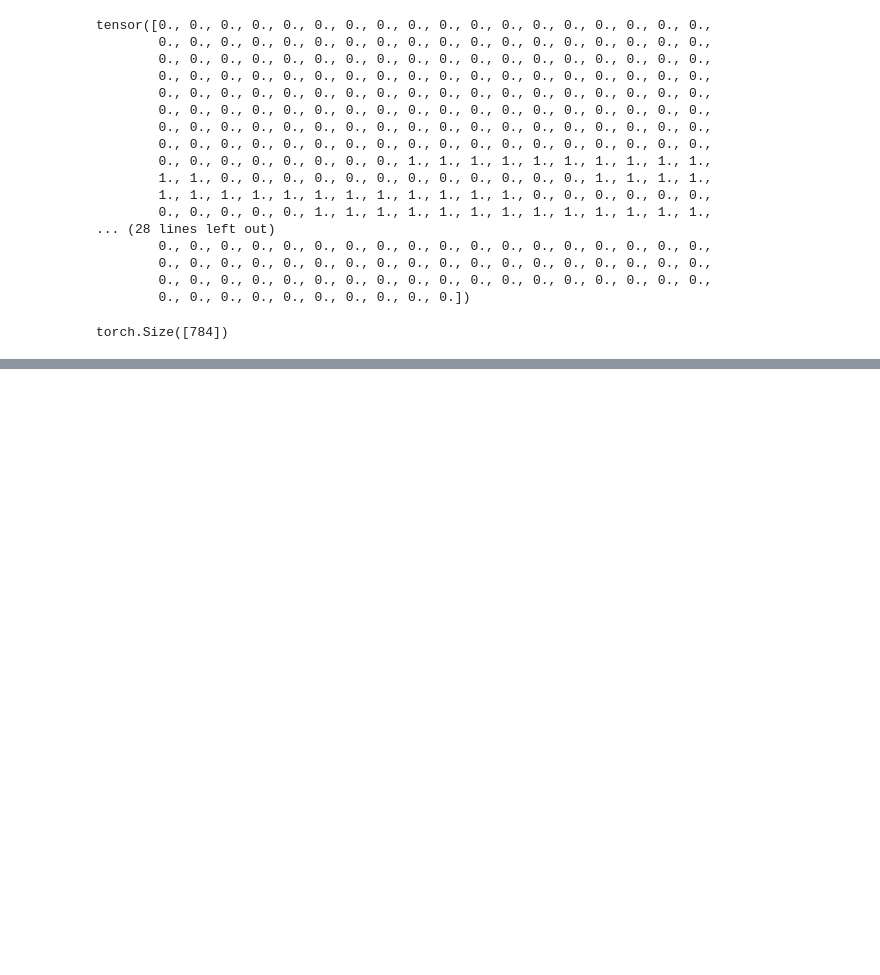
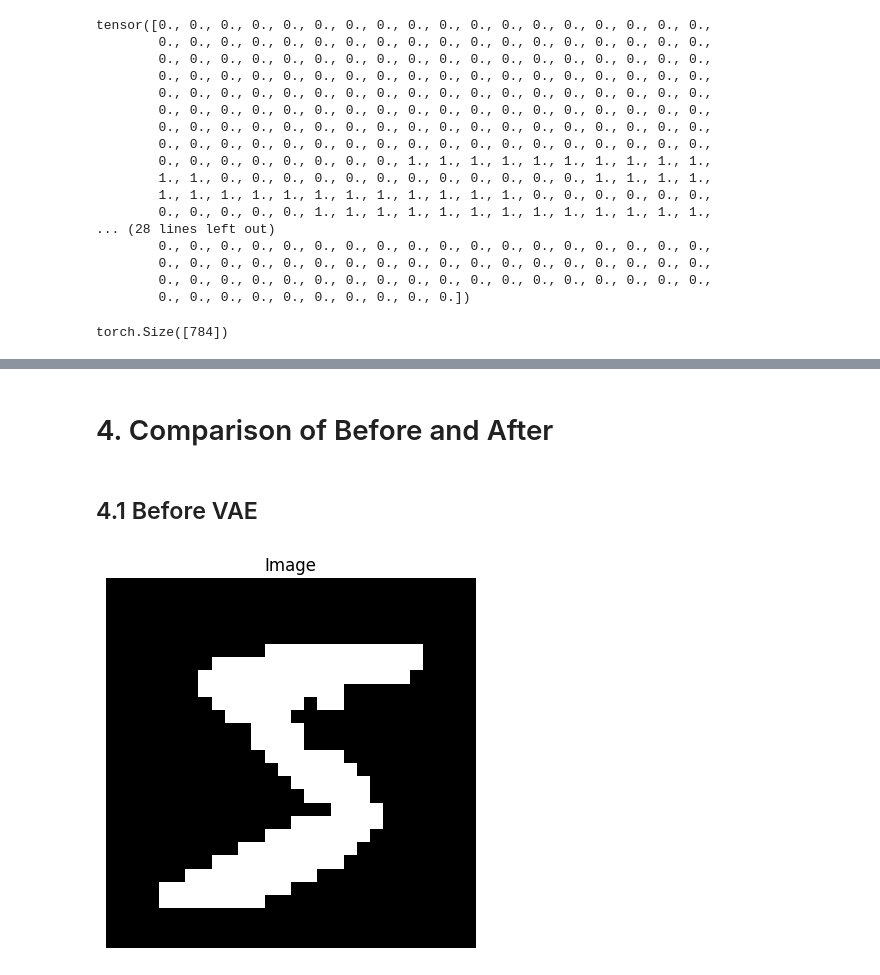
Before and after one commit to ThanaritKanjanametawatAU/vae-from-scratch, a Jupyter notebook: vae.ipynb, the cells around one changed output, grey strips where cells are left out. Saved outputs shown, nothing was run; the diff lists cells and outputs as text; code cells hidden in the pictures; blank space fills up the shorter version.

```diff
--- a/vae.ipynb
+++ b/vae.ipynb
@@ -205,0 +223,8 @@ tensor([ 3.8981e+03,  2.1379e+04, -3.2654e+03, -1.1013e+04, -5.7771e+03,
+# %% [markdown]
+# 4. Comparison of Before and After
+# %% [markdown]
+## 4.1 Before VAE
+# %%
+plot_mnist(trainData[0].reshape(train.data.shape[1], -1))
+# %% [output]
+[figure, added]
```
Also changed, not shown: parts of 17 cells of this notebook.
